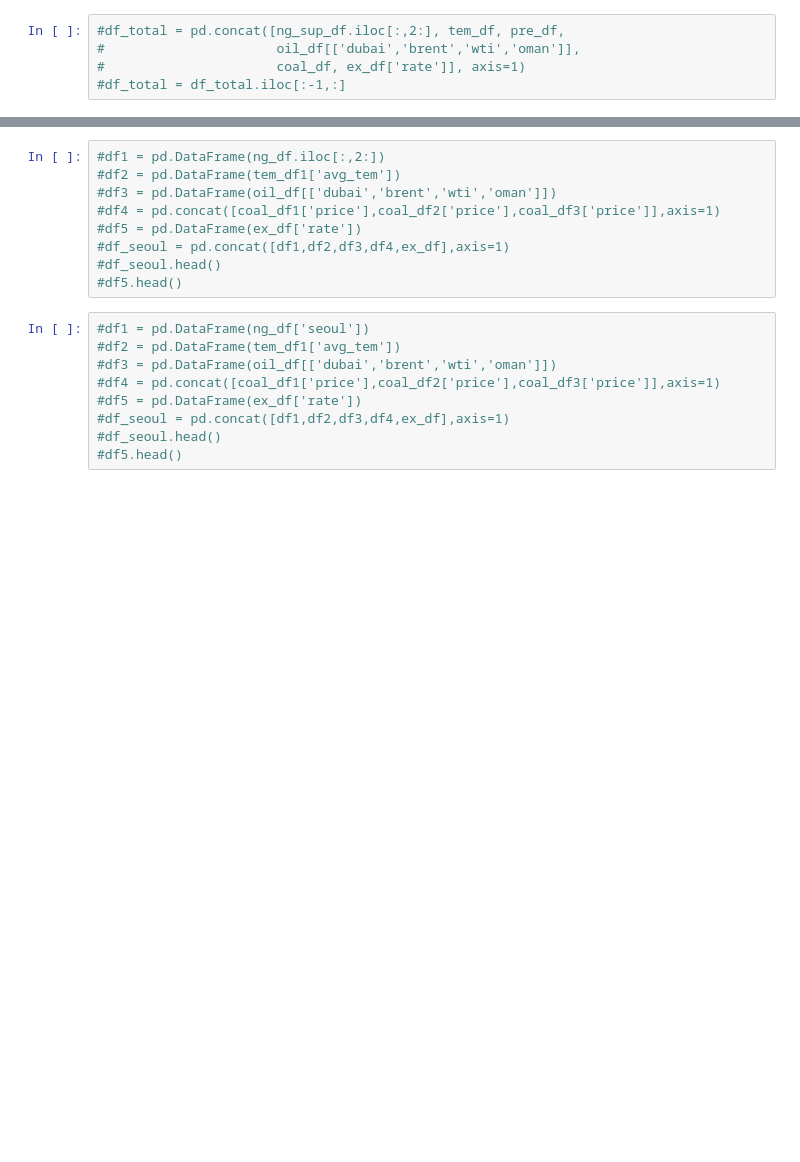
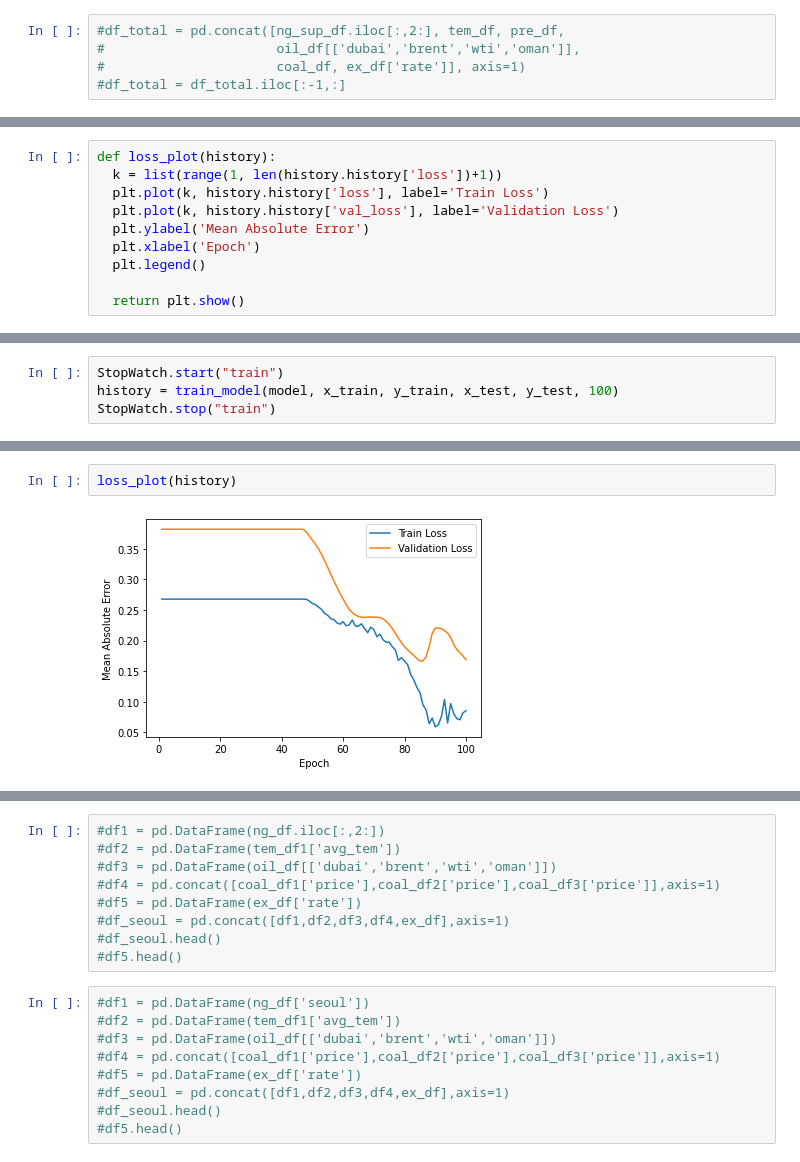
Before and after one commit to cybertraining-dsc/sp21-599-356, a Jupyter notebook: project/code/code.ipynb, the cells around one changed output, grey strips where cells are left out. Drawn from its saved outputs; the diff is of its cells as text; blank space fills up the shorter version.

```diff
--- a/project/code/code.ipynb
+++ b/project/code/code.ipynb
@@ -185,0 +281,10 @@ pre_df.head()
+# %%
+def loss_plot(history):
+  k = list(range(1, len(history.history['loss'])+1))
+  plt.plot(k, history.history['loss'], label='Train Loss')
+  plt.plot(k, history.history['val_loss'], label='Validation Loss')
+  plt.ylabel('Mean Absolute Error')
+  plt.xlabel('Epoch')
+  plt.legend()
+
+  return plt.show()
@@ -185,0 +369,4 @@ pre_df.head()
+# %%
+StopWatch.start("train")
+history = train_model(model, x_train, y_train, x_test, y_test, 100)
+StopWatch.stop("train")
@@ -185,0 +391,4 @@ pre_df.head()
+# %%
+loss_plot(history)
+# %% [output]
+[figure, added]
```
Also changed, not shown: parts of 101 cells of this notebook.
